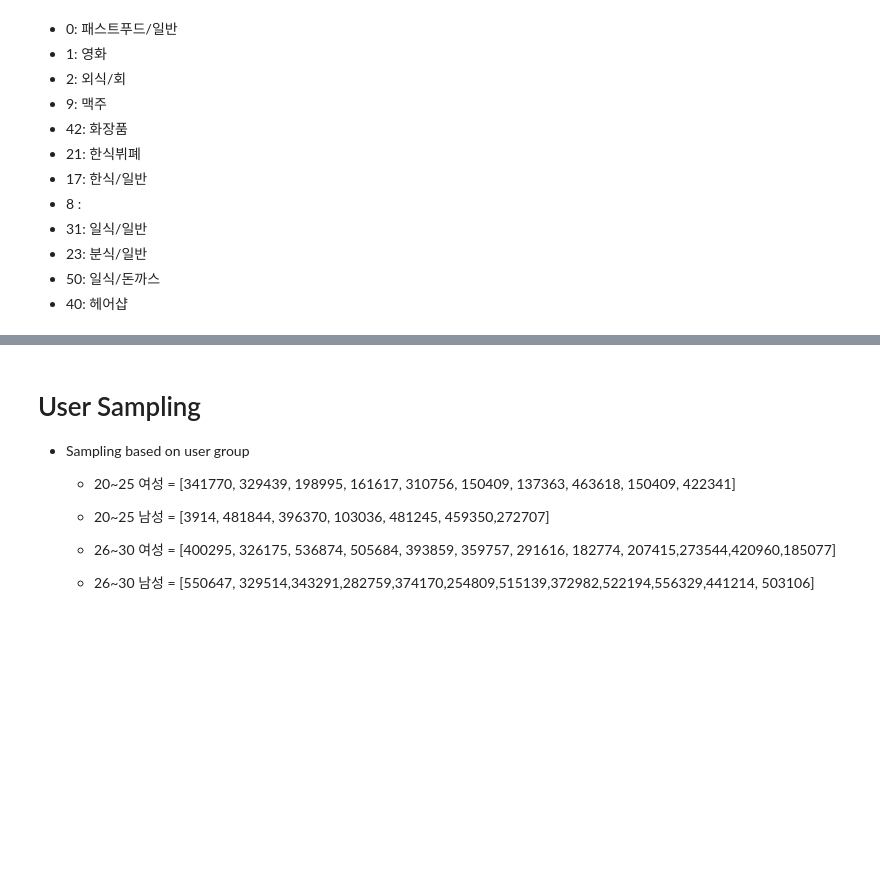
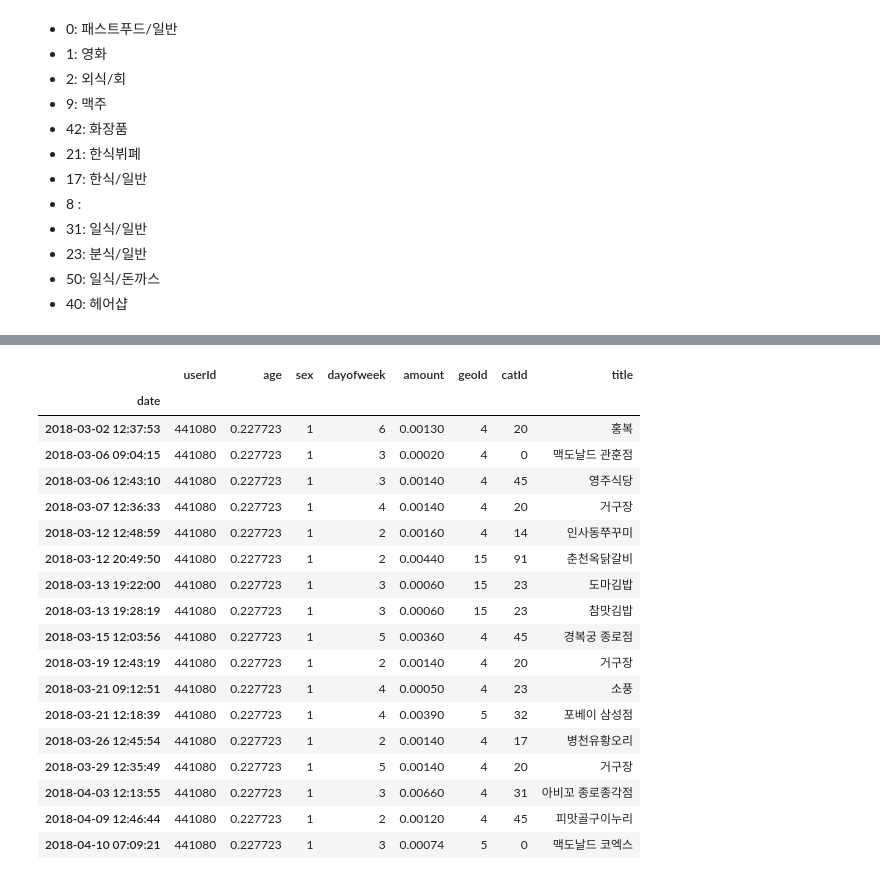
Before and after one commit to jyhwang17/Recommender, a Jupyter notebook: Recommender/CategoryPrediction/Untitled.ipynb, the cells around one changed output, grey strips where cells are left out. Cells and saved outputs as stored; diff of their text form; code cells hidden in the pictures; blank space fills up the shorter version.

```diff
--- a/Recommender/CategoryPrediction/Untitled.ipynb
+++ b/Recommender/CategoryPrediction/Untitled.ipynb
@@ -37,7 +18,8 @@ date
 # Category filtering:: 외식,유흥,문화예술,뷰티
 # %%
 #외식/유흥/문화예술/뷰티
-table = table.query('(catId >= 220000 and catId <=240000) or (catId>=260000 and catId<=270000) or (catId>=560000 and catId<=570000) or (catId>=460000 and catId<= 470000)')
+table = table.query('amount <= 5000000')
+table = table.query('(catId >= 220000 and catId <=240000) or (catId>=260000 and catId<=270000) or (catId>=560000 and catId<=570000) or (catId>=460000 and catId<= 470000) or (catId >= 241114 and catId <= 241114 )')
 print table
 # %% [output]
                      userId  age  sex  dayofweek  amount       geoId   catId  \
@@ -65,7 +47,7 @@ epsilon = 0.00000000001
 print table['amount'].min()
 print table['amount'].max()
 
-#table['age'] =    ( table['age'] - table['age'].min() ) /( table['age'].max()-table['age'].min()+epsilon)
+table['age'] =    ( table['age'] - table['age'].min() ) /( table['age'].max()-table['age'].min()+epsilon)
 table['amount'] = (table['amount'] - table['amount'].min() ) / (table['amount'].max() - table['amount'].min() + epsilon )
 # %% [output]
 1
@@ -429,23 +453,25 @@ original_cat
 # %%
-test_users = [329439,463618, 536284,551211,453264,420850,166536,
-                             434771,391746,503676,178238,567126,291711]
+# test_users_20 = [329439,463618, 536284,551211,453264,420850,166536,434771,391746,503676,178238,567126,291711]
+#test_users_30 = [441638,414176,554917,295,533903,44447,469767,445193,441080]
 
-#17  8 23  0 20 31  1 40 21 11
-#0 23  8  1 11 50 31 34  4 28
-
-table['2018-03-20':'2018-04-03'].groupby(['age']).get_group(27)
-
-
-table.groupby(['userId']).get_group(291711)
+table['2018-03-01':'2018-04-10'].groupby(['userId']).get_group(441080)
+# %% [output]
+|  | userId | age | sex | dayofweek | amount | geoId | catId | title |
+| date |  |  |  |  |  |  |  |  |
+| 2018-03-02 12:37:53 | 441080 | 0.227723 | 1 | 6 | 0.00130 | 4 | 20 | 홍복 |
+| 2018-03-06 09:04:15 | 441080 | 0.227723 | 1 | 3 | 0.00020 | 4 | 0 | 맥도날드 관훈점 |
+| 2018-03-06 12:43:10 | 441080 | 0.227723 | 1 | 3 | 0.00140 | 4 | 45 | 영주식당 |
+| 2018-03-07 12:36:33 | 441080 | 0.227723 | 1 | 4 | 0.00140 | 4 | 20 | 거구장 |
+| 2018-03-12 12:48:59 | 441080 | 0.227723 | 1 | 2 | 0.00160 | 4 | 14 | 인사동쭈꾸미 |
+| 2018-03-12 20:49:50 | 441080 | 0.227723 | 1 | 2 | 0.00440 | 15 | 91 | 춘천옥닭갈비 |
+| 2018-03-13 19:22:00 | 441080 | 0.227723 | 1 | 3 | 0.00060 | 15 | 23 | 도마김밥 |
+| 2018-03-13 19:28:19 | 441080 | 0.227723 | 1 | 3 | 0.00060 | 15 | 23 | 참맛김밥 |
+| 2018-03-15 12:03:56 | 441080 | 0.227723 | 1 | 5 | 0.00360 | 4 | 45 | 경복궁 종로점 |
+| 2018-03-19 12:43:19 | 441080 | 0.227723 | 1 | 2 | 0.00140 | 4 | 20 | 거구장 |
+| 2018-03-21 09:12:51 | 441080 | 0.227723 | 1 | 4 | 0.00050 | 4 | 23 | 소풍 |
+| 2018-03-21 12:18:39 | 441080 | 0.227723 | 1 | 4 | 0.00390 | 5 | 32 | 포베이 삼성점 |
+| 2018-03-26 12:45:54 | 441080 | 0.227723 | 1 | 2 | 0.00140 | 4 | 17 | 병천유황오리 |
+| 2018-03-29 12:35:49 | 441080 | 0.227723 | 1 | 5 | 0.00140 | 4 | 20 | 거구장 |
+| 2018-04-03 12:13:55 | 441080 | 0.227723 | 1 | 3 | 0.00660 | 4 | 31 | 아비꼬 종로종각점 |
+| 2018-04-09 12:46:44 | 441080 | 0.227723 | 1 | 2 | 0.00120 | 4 | 45 | 피맛골구이누리 |
+| 2018-04-10 07:09:21 | 441080 | 0.227723 | 1 | 3 | 0.00074 | 5 | 0 | 맥도날드 코엑스 |
-# %% [markdown]
-# User Sampling
-
-
-- Sampling based on user group
-    - 20~25 여성 = [341770, 329439, 198995, 161617, 310756, 150409, 137363, 463618, 150409, 422341]
-
-    - 20~25 남성 = [3914, 481844, 396370, 103036, 481245, 459350,272707]
-
-    - 26~30 여성 = [400295, 326175, 536874, 505684, 393859, 359757, 291616, 182774, 207415,273544,420960,185077]
-
-    - 26~30 남성 = [550647,	329514,343291,282759,374170,254809,515139,372982,522194,556329,441214, 503106]
```
Also changed, not shown: parts of 25 cells of this notebook.
